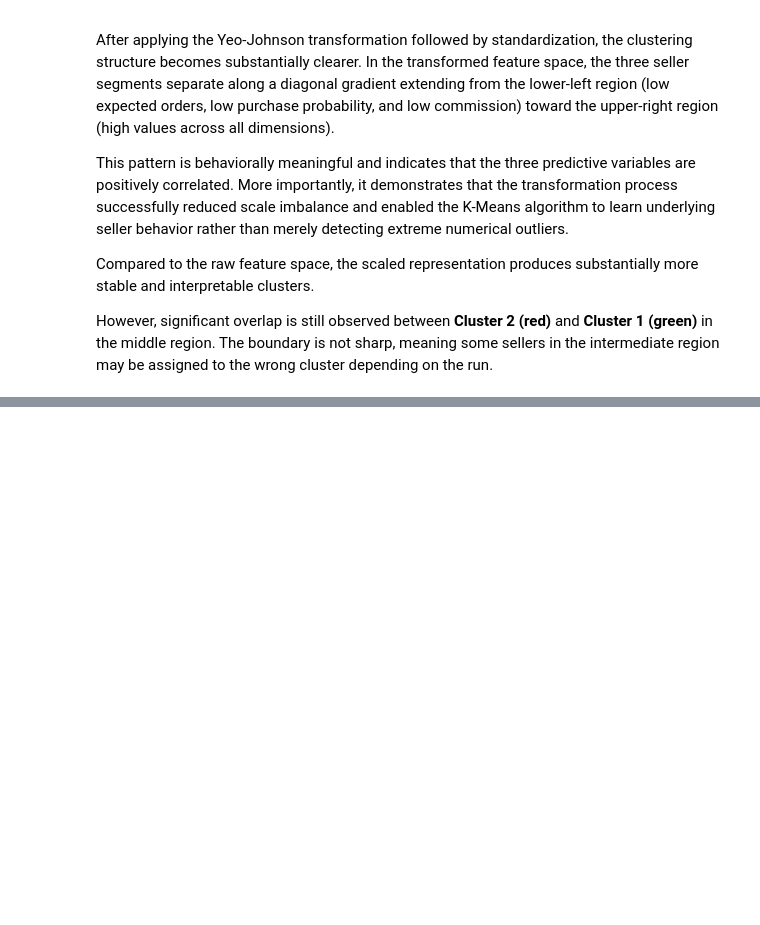
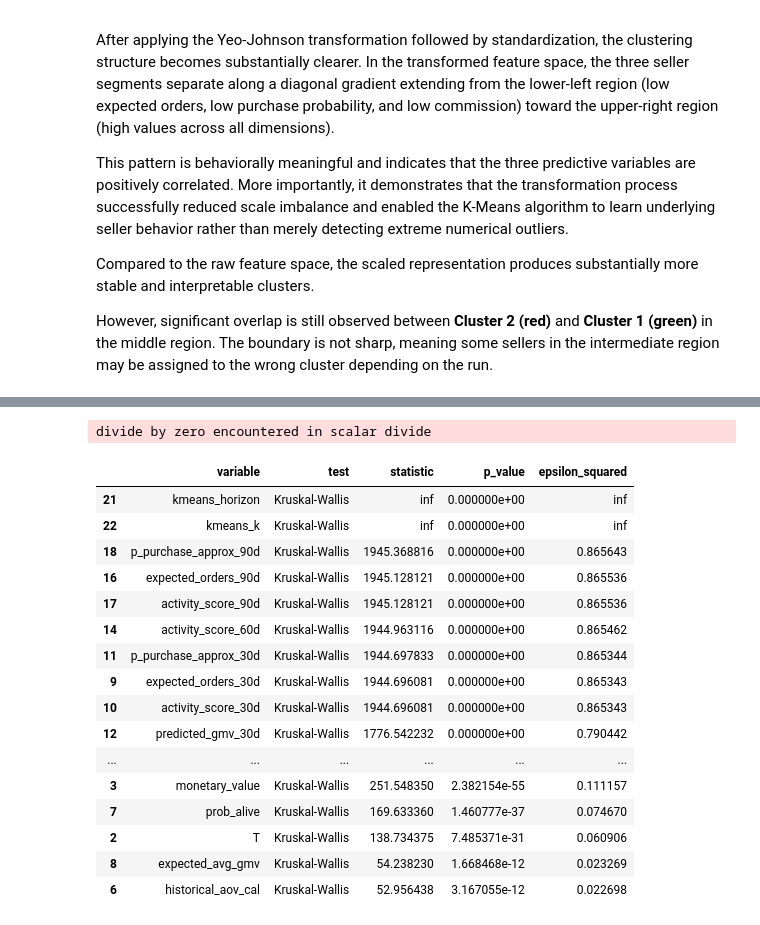
Before and after one commit to Dungxdseb/marketing-driven-data-unlock, a Jupyter notebook: notebooks/K-mean.ipynb, the cells around one changed output, grey strips where cells are left out. Cells and saved outputs as stored; diff of their text form; code cells hidden in the pictures; blank space fills up the shorter version.

Commit message:
update K-mean

```diff
--- a/notebooks/K-mean.ipynb
+++ b/notebooks/K-mean.ipynb
@@ -542,0 +735,62 @@ However, significant overlap is still observed between **Cluster 2 (red)** and *
+# %%
+numeric_external_profile = (
+    external_df
+    .groupby(CLUSTER_COL)[numeric_external_cols]
+    .agg(["count", "mean", "median", "std", "min", "max"])
+)
+
+display(numeric_external_profile)
+
+from scipy.stats import kruskal
+import numpy as np
+import pandas as pd
+
+test_rows = []
+
+for col in numeric_external_cols:
+    groups = [
+        external_df.loc[external_df[CLUSTER_COL] == cluster, col].dropna()
+        for cluster in sorted(external_df[CLUSTER_COL].unique())
+    ]
+
+    groups = [g for g in groups if len(g) > 0]
+
+    if len(groups) < 2:
+        continue
+
+    try:
+        stat, p_value = kruskal(*groups)
+
+        n = sum(len(g) for g in groups)
+        k = len(groups)
+
+        # Effect size for Kruskal-Wallis
+        epsilon_squared = max(0, (stat - k + 1) / (n - k)) if n > k else np.nan
+
+        test_rows.append({
+            "variable": col,
+            "test": "Kruskal-Wallis",
+            "statistic": stat,
+            "p_value": p_value,
+            "epsilon_squared": epsilon_squared,
+        })
+
+    except Exception as e:
+        test_rows.append({
+            "variable": col,
+            "test": "Kruskal-Wallis",
+            "statistic": np.nan,
+            "p_value": np.nan,
+            "epsilon_squared": np.nan,
+            "error": str(e),
+        })
+
+numeric_external_tests = pd.DataFrame(test_rows)
+
+numeric_external_tests = numeric_external_tests.sort_values(
+    ["epsilon_squared", "p_value"],
+    ascending=[False, True]
+)
+
+display(numeric_external_tests)
+# %% [output]
@@ -542,0 +804,18 @@ However, significant overlap is still observed between **Cluster 2 (red)** and *
+divide by zero encountered in scalar divide
+|  | variable | test | statistic | p_value | epsilon_squared |
+| 21 | kmeans_horizon | Kruskal-Wallis | inf | 0.000000e+00 | inf |
+| 22 | kmeans_k | Kruskal-Wallis | inf | 0.000000e+00 | inf |
+| 18 | p_purchase_approx_90d | Kruskal-Wallis | 1945.368816 | 0.000000e+00 | 0.865643 |
+| 16 | expected_orders_90d | Kruskal-Wallis | 1945.128121 | 0.000000e+00 | 0.865536 |
+| 17 | activity_score_90d | Kruskal-Wallis | 1945.128121 | 0.000000e+00 | 0.865536 |
+| 14 | activity_score_60d | Kruskal-Wallis | 1944.963116 | 0.000000e+00 | 0.865462 |
+| 11 | p_purchase_approx_30d | Kruskal-Wallis | 1944.697833 | 0.000000e+00 | 0.865344 |
+| 9 | expected_orders_30d | Kruskal-Wallis | 1944.696081 | 0.000000e+00 | 0.865343 |
+| 10 | activity_score_30d | Kruskal-Wallis | 1944.696081 | 0.000000e+00 | 0.865343 |
+| 12 | predicted_gmv_30d | Kruskal-Wallis | 1776.542232 | 0.000000e+00 | 0.790442 |
+| ... | ... | ... | ... | ... | ... |
+| 3 | monetary_value | Kruskal-Wallis | 251.548350 | 2.382154e-55 | 0.111157 |
+| 7 | prob_alive | Kruskal-Wallis | 169.633360 | 1.460777e-37 | 0.074670 |
+| 2 | T | Kruskal-Wallis | 138.734375 | 7.485371e-31 | 0.060906 |
+| 8 | expected_avg_gmv | Kruskal-Wallis | 54.238230 | 1.668468e-12 | 0.023269 |
+| 6 | historical_aov_cal | Kruskal-Wallis | 52.956438 | 3.167055e-12 | 0.022698 |
```
Also changed, not shown: parts of 6 cells of this notebook.
